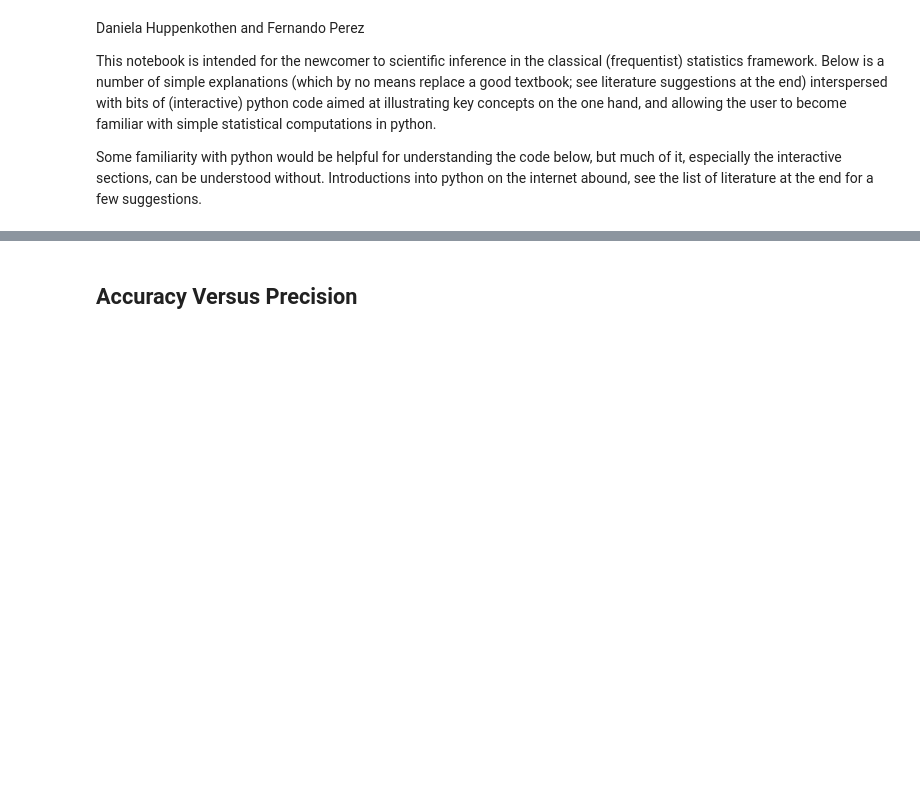
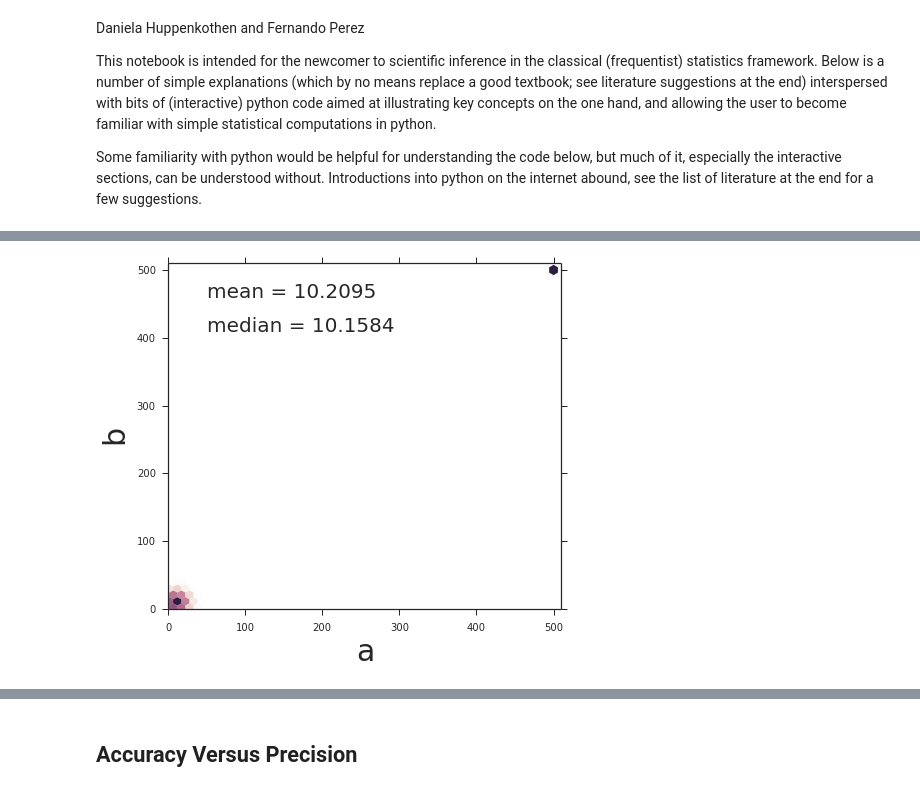
Before and after one commit to dhuppenkothen/ClassicalStatsPython, a Jupyter notebook: classicalstatsexamples.ipynb, the cells around one changed output, grey strips where cells are left out. Cells and saved outputs as stored; diff of their text form; code cells hidden in the pictures; blank space fills up the shorter version.

```diff
--- a/classicalstatsexamples.ipynb
+++ b/classicalstatsexamples.ipynb
@@ -24,0 +50,40 @@ Most of those are really easy to do in python:
+# %%
+def outlier_test(samples,outlier):
+    xsamples = list(np.random.normal(10,10, size=samples))
+    ysamples = list(np.random.normal(10,10, size=samples))
+
+    s = samples
+    o = outlier
+
+    xsamples.append(o)
+    ysamples.append(o)
+
+    #print(xsamples)
+
+    mn = np.mean(xsamples)
+    md = np.median(xsamples)
+
+
+    fig, ax = plt.subplots(1, 1, figsize=(6,6))
+    plt.subplots_adjust(top=0.9, bottom=0.1, left=0.06, right=0.97, wspace=0.12, hspace=0.1)
+
+    cmap = sns.cubehelix_palette(start=0, light=1, as_cmap=True)
+
+    ax.hexbin(xsamples, ysamples, cmap=cmap, gridsize=50)
+    #ax.scatter(xsample_small, ysample_small, s=20)
+    ax.scatter(o,o, s=100, marker="h", color=sns.cubehelix_palette()[5])
+    #ax.scatter(a_true, b_true, s=200)
+    ax.set_xlim(0, o+10)
+    ax.set_ylim(0, o+10)
+    ax.set_xlabel("a", fontsize=30)
+    ax.set_ylabel("b", fontsize=30)
+    #ax.legend(["mean = " + str(mn)])
+    ax.text(0.1*o, 0.9*o+10, "mean = %.4f"%mn, fontsize=20)
+    ax.text(0.1*o, 0.8*o+10, "median = %.4f"%md, fontsize=20)
+
+    return
+
+from IPython.html.widgets import interact
+interact(outlier_test, samples=(10, 10000, 10), outlier=(10, 1000, 10));
+# %% [output]
+[figure, added]
```
Also changed, not shown: parts of 17 cells of this notebook.
